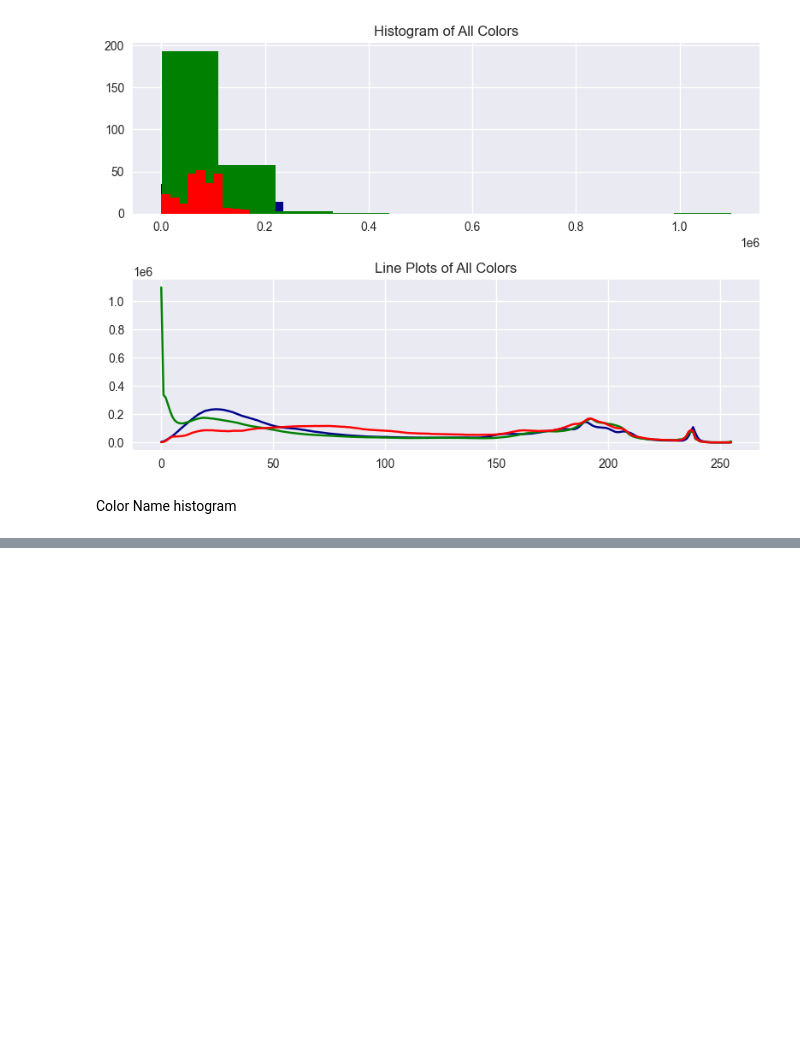
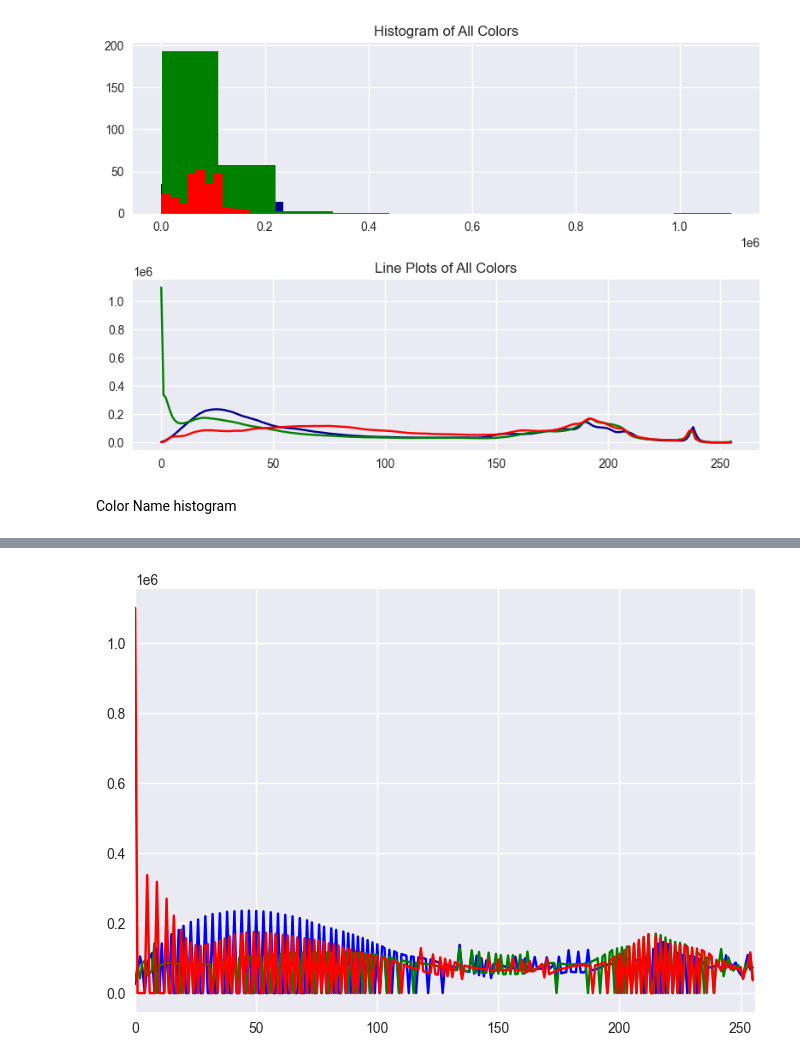
Before and after one commit to MohammadBadzohreh/machine_learning_final, a Jupyter notebook: main.ipynb, the cells around one changed output, grey strips where cells are left out. Cells and saved outputs as stored; diff of their text form; code cells hidden in the pictures; blank space fills up the shorter version.

```diff
--- a/main.ipynb
+++ b/main.ipynb
@@ -84,0 +113,26 @@ Color Name histogram
+# %%
+import cv2
+import matplotlib.pyplot as plt
+channels = cv2.split(image)
+eq_channels = []
+for ch, color in zip(channels, ['B', 'G', 'R']):
+    eq_channels.append(cv2.equalizeHist(ch))
+eq_image = cv2.merge(eq_channels)
+cv2.namedWindow("Original", cv2.WINDOW_AUTOSIZE)
+cv2.namedWindow("Equalized Image", cv2.WINDOW_AUTOSIZE)
+cv2.imshow("Original", image)
+cv2.imshow("Equalized Image", eq_image)
+cv2.waitKey()
+cv2.destroyAllWindows()
+############
+# Plot histogram for equalized image
+# show Histogram
+channels = ('b', 'g', 'r')
+# we now separate the colors and plot each in the Histogram
+for i, color in enumerate(channels):
+    histogram = cv2.calcHist([eq_image], [i], None, [256], [0, 256])
+    plt.plot(histogram, color=color)
+    plt.xlim([0, 256])
+plt.show()
+# %% [output]
+[figure, added]
```
Also changed, not shown: parts of 7 cells of this notebook, 1 other file.
